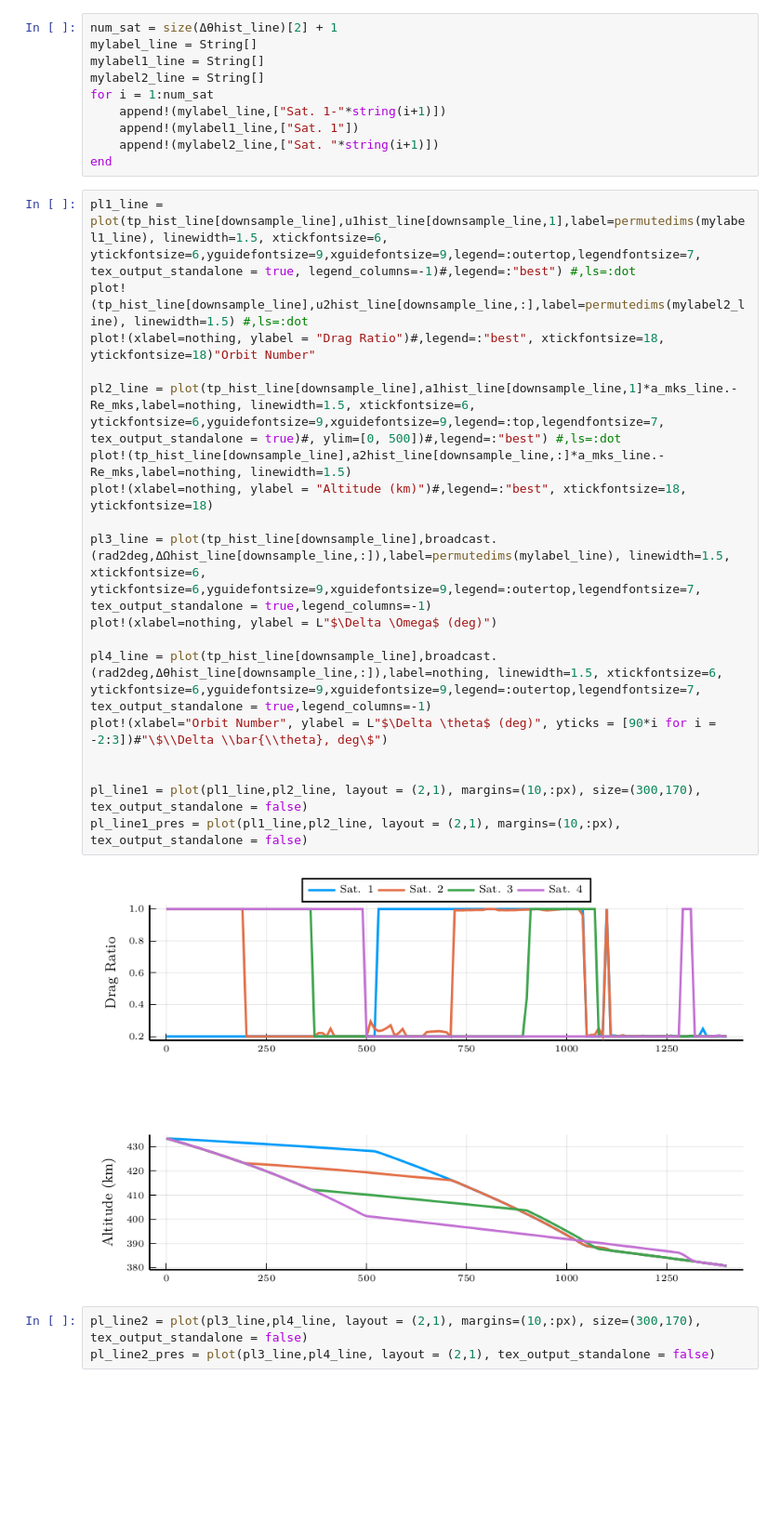
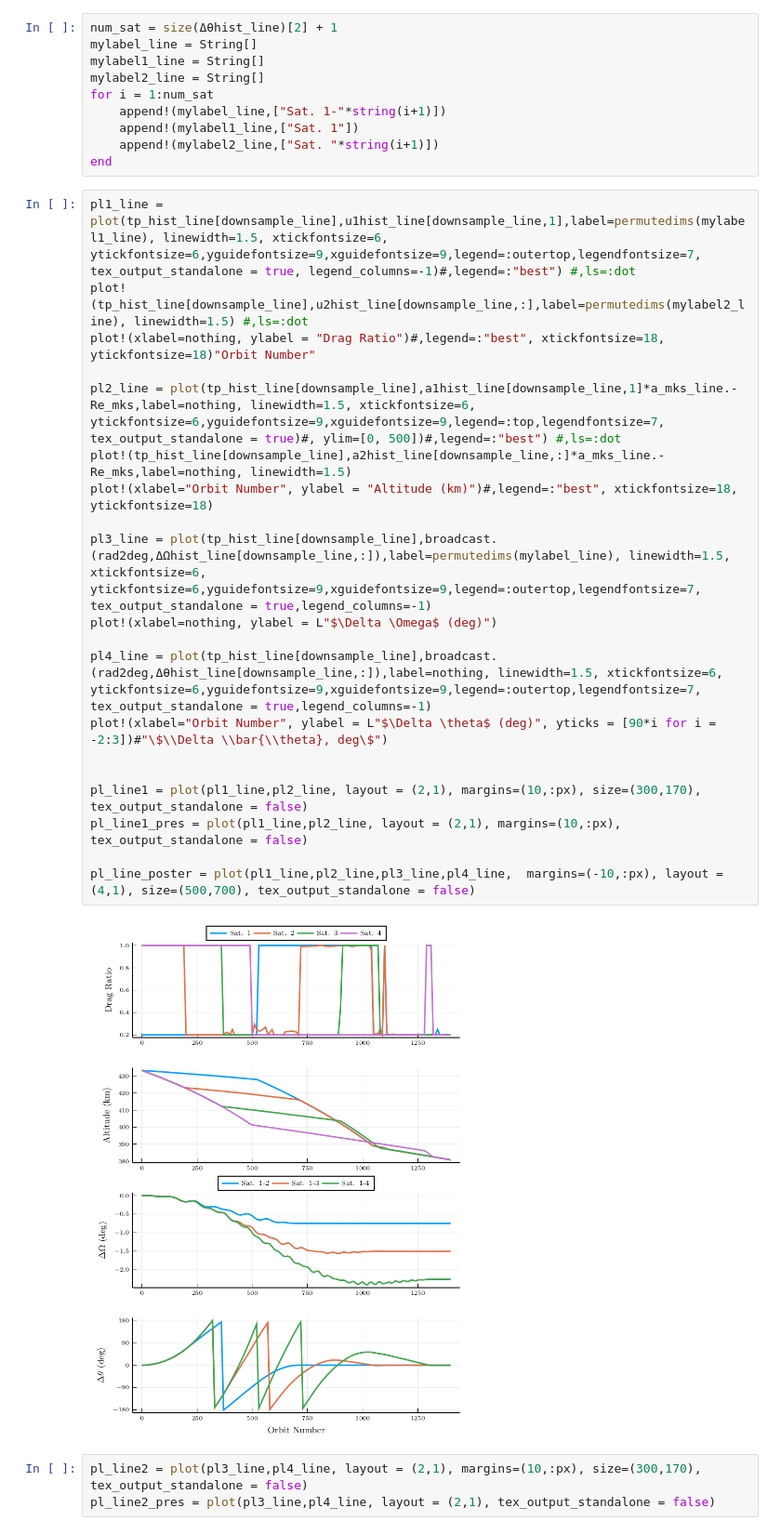
Before and after one commit to RoboticExplorationLab/drag-formation, a Jupyter notebook: closedloop_plotting.ipynb, the cells around one changed output. Shown at 93% size. Drawn from its saved outputs; the diff is of its cells as text; blank space fills up the shorter version.

```diff
--- a/closedloop_plotting.ipynb
+++ b/closedloop_plotting.ipynb
@@ -75,23 +75,25 @@ end
 # %%
 pl1_line = plot(tp_hist_line[downsample_line],u1hist_line[downsample_line,1],label=permutedims(mylabel1_line), linewidth=1.5, xtickfontsize=6, ytickfontsize=6,yguidefontsize=9,xguidefontsize=9,legend=:outertop,legendfontsize=7, tex_output_standalone = true, legend_columns=-1)#,legend=:"best") #,ls=:dot
 plot!(tp_hist_line[downsample_line],u2hist_line[downsample_line,:],label=permutedims(mylabel2_line), linewidth=1.5) #,ls=:dot
 plot!(xlabel=nothing, ylabel = "Drag Ratio")#,legend=:"best", xtickfontsize=18, ytickfontsize=18)"Orbit Number"
 
 pl2_line = plot(tp_hist_line[downsample_line],a1hist_line[downsample_line,1]*a_mks_line.-Re_mks,label=nothing, linewidth=1.5, xtickfontsize=6, ytickfontsize=6,yguidefontsize=9,xguidefontsize=9,legend=:top,legendfontsize=7, tex_output_standalone = true)#, ylim=[0, 500])#,legend=:"best") #,ls=:dot
 plot!(tp_hist_line[downsample_line],a2hist_line[downsample_line,:]*a_mks_line.-Re_mks,label=nothing, linewidth=1.5)
-plot!(xlabel=nothing, ylabel = "Altitude (km)")#,legend=:"best", xtickfontsize=18, ytickfontsize=18)
+plot!(xlabel="Orbit Number", ylabel = "Altitude (km)")#,legend=:"best", xtickfontsize=18, ytickfontsize=18)
 
 pl3_line = plot(tp_hist_line[downsample_line],broadcast.(rad2deg,ΔΩhist_line[downsample_line,:]),label=permutedims(mylabel_line), linewidth=1.5, xtickfontsize=6, ytickfontsize=6,yguidefontsize=9,xguidefontsize=9,legend=:outertop,legendfontsize=7, tex_output_standalone = true,legend_columns=-1)
 plot!(xlabel=nothing, ylabel = L"$\Delta \Omega$ (deg)")
 
 pl4_line = plot(tp_hist_line[downsample_line],broadcast.(rad2deg,Δθhist_line[downsample_line,:]),label=nothing, linewidth=1.5, xtickfontsize=6, ytickfontsize=6,yguidefontsize=9,xguidefontsize=9,legend=:outertop,legendfontsize=7, tex_output_standalone = true,legend_columns=-1)
 plot!(xlabel="Orbit Number", ylabel = L"$\Delta \theta$ (deg)", yticks = [90*i for i = -2:3])#"\$\\Delta \\bar{\\theta}, deg\$")
 
 
 pl_line1 = plot(pl1_line,pl2_line, layout = (2,1), margins=(10,:px), size=(300,170), tex_output_standalone = false)
 pl_line1_pres = plot(pl1_line,pl2_line, layout = (2,1), margins=(10,:px), tex_output_standalone = false)
+
+pl_line_poster = plot(pl1_line,pl2_line,pl3_line,pl4_line,  margins=(-10,:px), layout = (4,1), size=(500,700), tex_output_standalone = false)
 # %% [output]
-[figure, old version]
+[figure, new version]
 # %%
 pl_line2 = plot(pl3_line,pl4_line, layout = (2,1), margins=(10,:px), size=(300,170), tex_output_standalone = false)
 pl_line2_pres = plot(pl3_line,pl4_line, layout = (2,1), tex_output_standalone = false)
```
Also changed, not shown: parts of 3 cells of this notebook, 4 other files.
